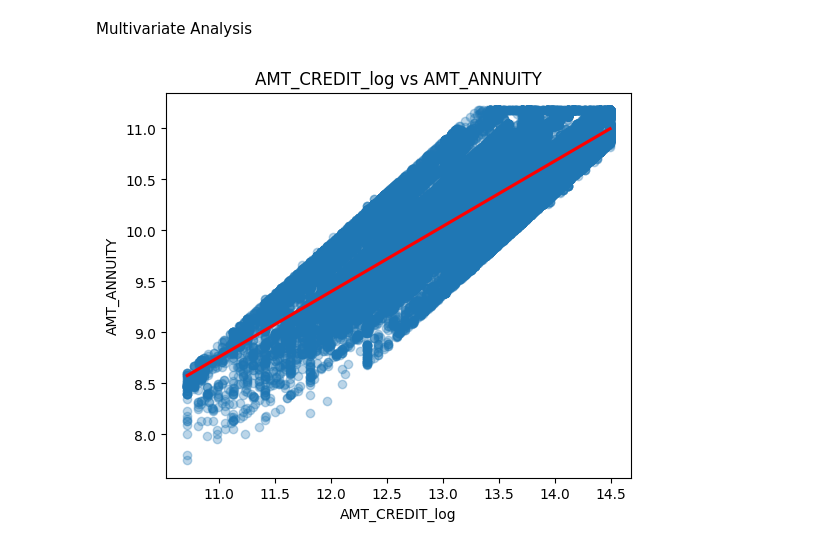
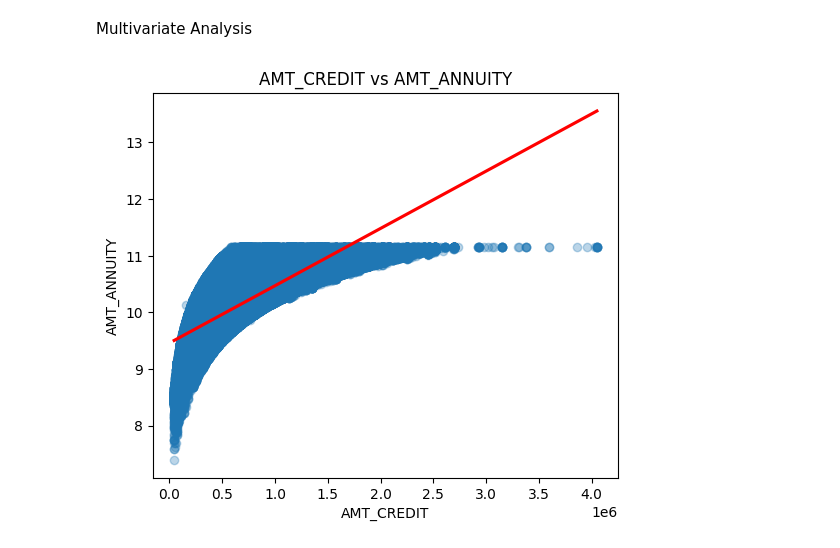
Before and after one commit to Parvrajchauhan/fintech-loan-predictor, a Jupyter notebook: Notebooks/EDA.ipynb, the cells around one changed output. Saved outputs shown, nothing was run; the diff lists cells and outputs as text; code cells hidden in the pictures.

```diff
--- a/Notebooks/EDA.ipynb
+++ b/Notebooks/EDA.ipynb
@@ -189,13 +189,13 @@ Annuity_to_Credit_Ratio              0.000000
 AMT_CREDIT_log                       0.000000
 dtype: float64
 # %%
-df.drop(columns=['AVG_Loan_Amount'], inplace=True, errors='ignore')
+df1.drop(columns=['AVG_Loan_Amount'], inplace=True, errors='ignore')
 # %%
-df['AMT_REQ_CREDIT_BUREAU_MON']=(df['AMT_REQ_CREDIT_BUREAU_MON']>0).astype(int)
-df['bureau_overdue_months']=(df['bureau_overdue_months']>0).astype(int)
-df['total_active_bureau_loans']=(df['total_active_bureau_loans']>0).astype(int)
-df['max_cc_sk_dpd']=(df['max_cc_sk_dpd']>0).astype(int)
-df['max_cc_sk_dpd_def']=(df['max_cc_sk_dpd_def']>0).astype(int)
+df1['AMT_REQ_CREDIT_BUREAU_MON']=(df1['AMT_REQ_CREDIT_BUREAU_MON']>0).astype(int)
+df1['bureau_overdue_months']=(df1['bureau_overdue_months']>0).astype(int)
+df1['total_active_bureau_loans']=(df1['total_active_bureau_loans']>0).astype(int)
+df1['max_cc_sk_dpd']=(df1['max_cc_sk_dpd']>0).astype(int)
+df1['max_cc_sk_dpd_def']=(df1['max_cc_sk_dpd_def']>0).astype(int)
 # %%
 df.head()
 # %% [output]
@@ -209,10 +209,10 @@ df.head()
 # %% [markdown]
 univarte_plots Numeric
 # %%
-df['EMPLOYED_FLAG'] = (df['DAYS_EMPLOYED'] < 365243).astype(int)
-df.drop(columns=['DAYS_EMPLOYED'], inplace=True, errors='ignore')
+df1['EMPLOYED_FLAG'] = (df1['DAYS_EMPLOYED'] < 365243).astype(int)
+df1.drop(columns=['DAYS_EMPLOYED'], inplace=True, errors='ignore')
 # %%
-num_cols = df.select_dtypes(include=['int64', 'float64']).columns.drop(['SK_ID_CURR', 'TARGET','REGION_RATING_CLIENT','CNT_FAM_MEMBERS','EMPLOYED_FLAG','OBS_60_CNT_SOCIAL_CIRCLE',
+num_cols = df.select_dtypes(include=['int64', 'float64']).columns.drop(['SK_ID_CURR', 'TARGET','REGION_RATING_CLIENT','CNT_FAM_MEMBERS','OBS_60_CNT_SOCIAL_CIRCLE',
                      'DEF_60_CNT_SOCIAL_CIRCLE','AMT_REQ_CREDIT_BUREAU_MON', 'AMT_REQ_CREDIT_BUREAU_YEAR','bureau_overdue_months',
                      'total_active_bureau_loans', 'pos_num_loans','max_cc_sk_dpd', 'max_cc_sk_dpd_def','inst_mean_payment_rate','prev_num_approved', "prev_num_rejected"])
 # %%
@@ -377,22 +377,22 @@ plt.show()
 Multivariate Analysis
 # %%
 num_num_pairs = [
-    ('AMT_CREDIT_log', 'AMT_ANNUITY'),
+    ('AMT_CREDIT', 'AMT_ANNUITY'),
     ('avg_prev_amt_requested', 'prev_num_rejected'),
     ('max_cc_sk_dpd', 'inst_mean_payment_delay'),
     ('AMT_REQ_CREDIT_BUREAU_YEAR', 'bureau_overdue_months'),
     ('avg_cc_amt_balance', 'avg_cc_amt_payment_total_current')
 ]
 
 for x, y in num_num_pairs:
     plt.figure(figsize=(6, 5))
     sns.regplot(
         x=df[x],
         y=df[y],
         scatter_kws={'alpha': 0.3},
         line_kws={'color': 'red'}
     )
     plt.title(f'{x} vs {y}')
     plt.show()
 # %% [output]
-[figure, old version]
+[figure, new version]
```
Also changed, not shown: parts of 33 cells of this notebook, 3 other files.
